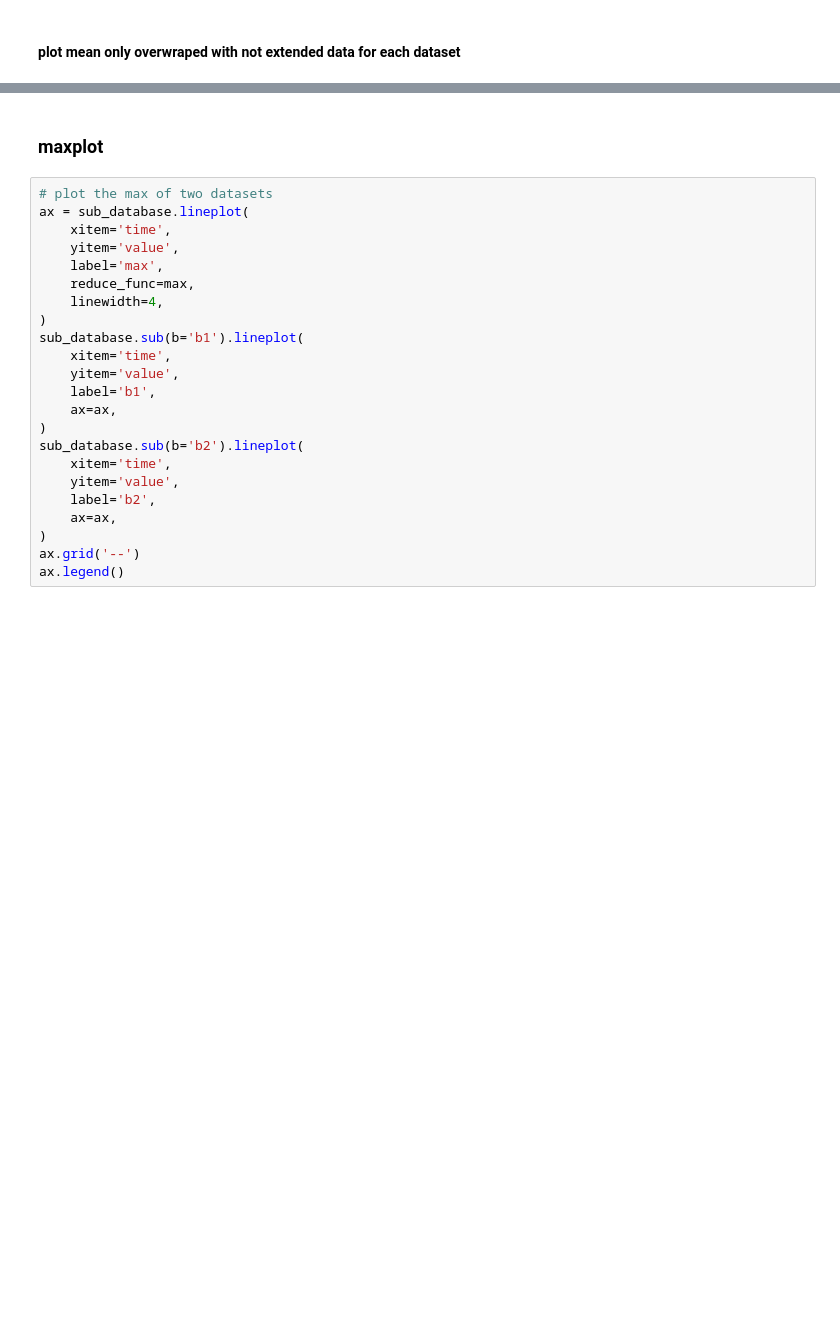
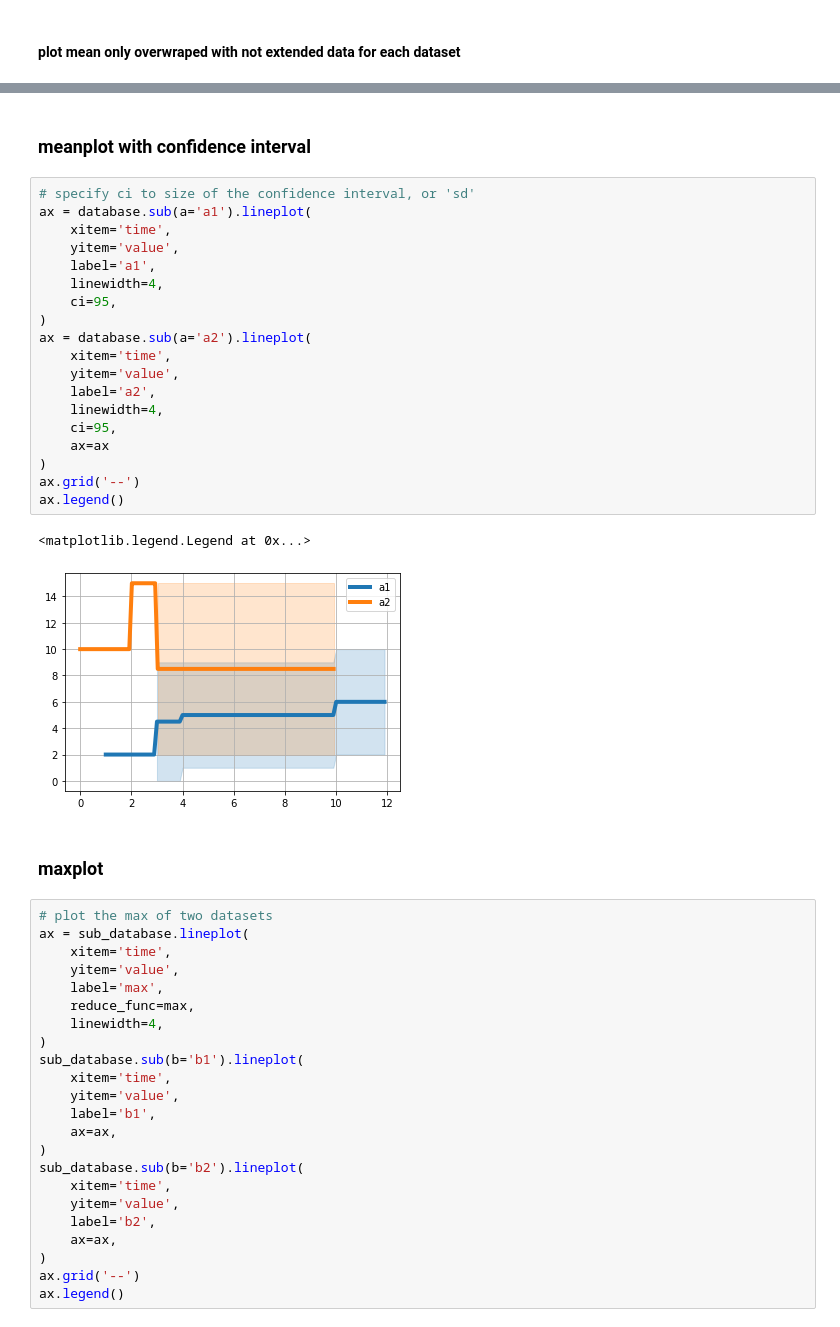
Before and after one commit to nariaki3551/SumExp, a Jupyter notebook: sumexp_expample1/example1.ipynb, the cells around one changed output, grey strips where cells are left out. Drawn from its saved outputs; the diff is of its cells as text; blank space fills up the shorter version.

Commit message:
update toDataFrame and add some examples of statistical plots via seaborn

```diff
--- a/sumexp_expample1/example1.ipynb
+++ b/sumexp_expample1/example1.ipynb
@@ -335,3 +365,27 @@ ax.legend()
+# %% [markdown]
+### meanplot with confidence interval
+# %%
+# specify ci to size of the confidence interval, or 'sd'
+ax = database.sub(a='a1').lineplot(
+    xitem='time',
+    yitem='value',
+    label='a1',
+    linewidth=4,
+    ci=95,
+)
+ax = database.sub(a='a2').lineplot(
+    xitem='time',
+    yitem='value',
+    label='a2',
+    linewidth=4,
+    ci=95,
+    ax=ax
+)
+ax.grid('--')
+ax.legend()
+# %% [output]
+<matplotlib.legend.Legend at 0x...>
+[figure, added]
 # %% [markdown]
 ### maxplot
 # %%
```
Also changed, not shown: parts of 40 cells of this notebook, 6 other files.
